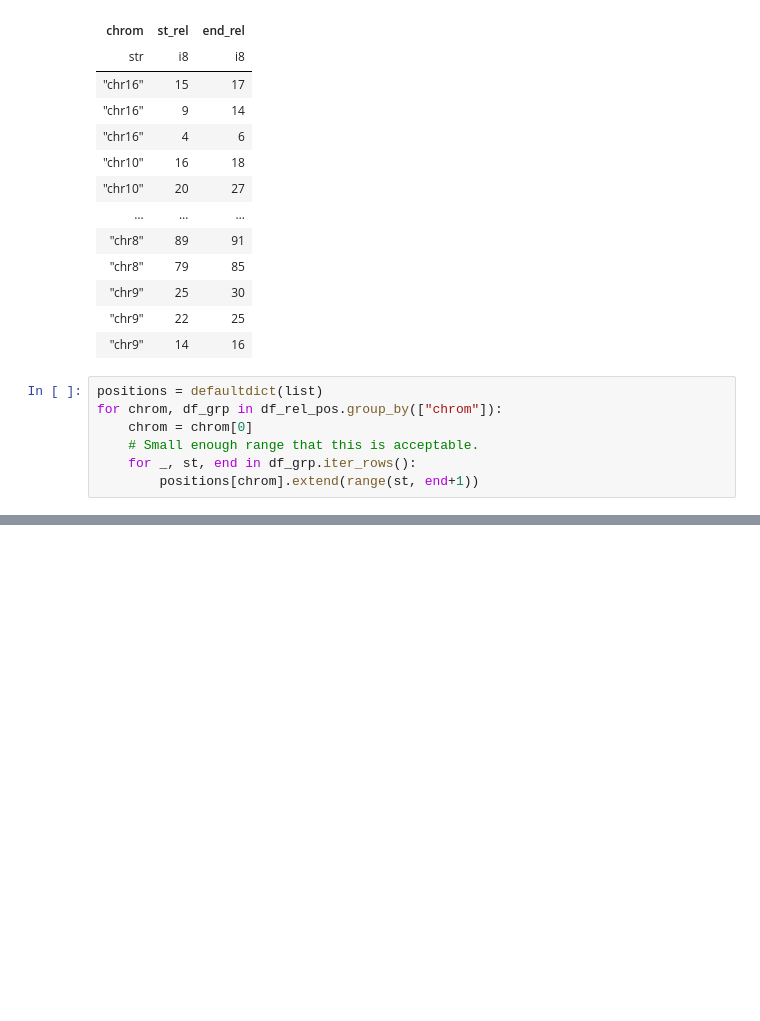
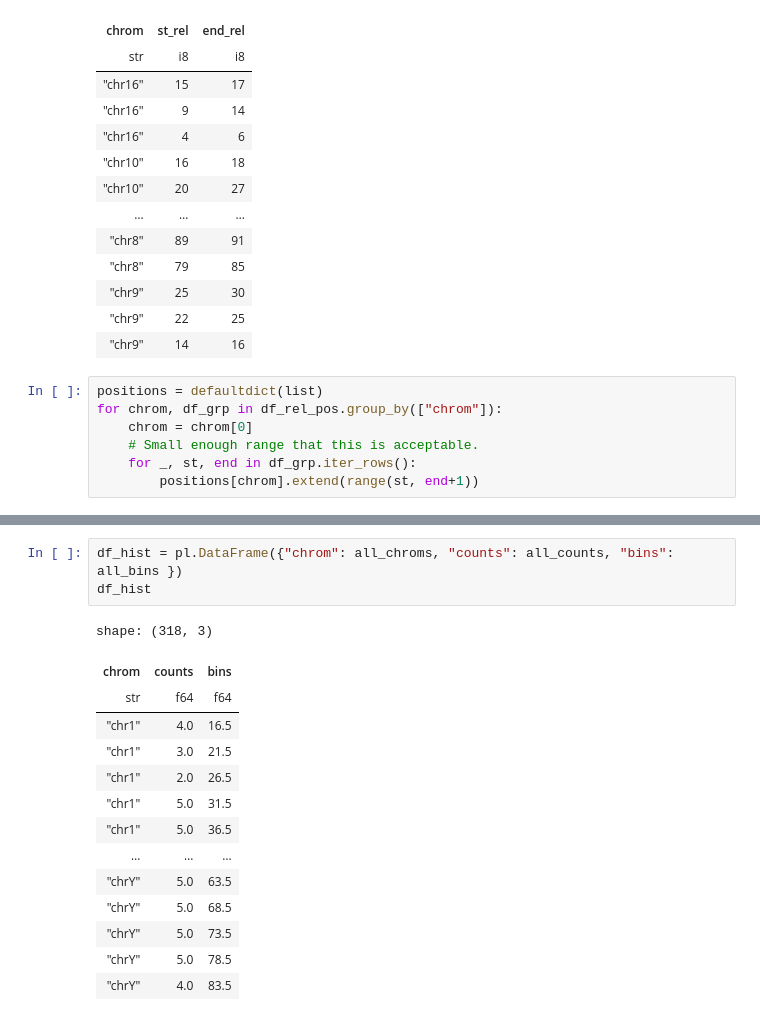
Before and after one commit to koisland/cdr-analysis, a Jupyter notebook: relative_pos.ipynb, the cells around one changed output, grey strips where cells are left out. Saved outputs shown, nothing was run; the diff lists cells and outputs as text; blank space fills up the shorter version.

```diff
--- a/relative_pos.ipynb
+++ b/relative_pos.ipynb
@@ -546,2 +565,20 @@ fig.savefig("plot/rel_cdr_pos.png", dpi=600)
 # %% [output]
 [figure]
+# %%
+df_hist = pl.DataFrame({"chrom": all_chroms, "counts": all_counts, "bins": all_bins })
+df_hist
+# %% [output]
+shape: (318, 3)
+| chrom | counts | bins |
+| str | f64 | f64 |
+| "chr1" | 4.0 | 16.5 |
+| "chr1" | 3.0 | 21.5 |
+| "chr1" | 2.0 | 26.5 |
+| "chr1" | 5.0 | 31.5 |
+| "chr1" | 5.0 | 36.5 |
+| … | … | … |
+| "chrY" | 5.0 | 63.5 |
+| "chrY" | 5.0 | 68.5 |
+| "chrY" | 5.0 | 73.5 |
+| "chrY" | 5.0 | 78.5 |
+| "chrY" | 4.0 | 83.5 |
```
Also changed, not shown: parts of 9 cells of this notebook.
